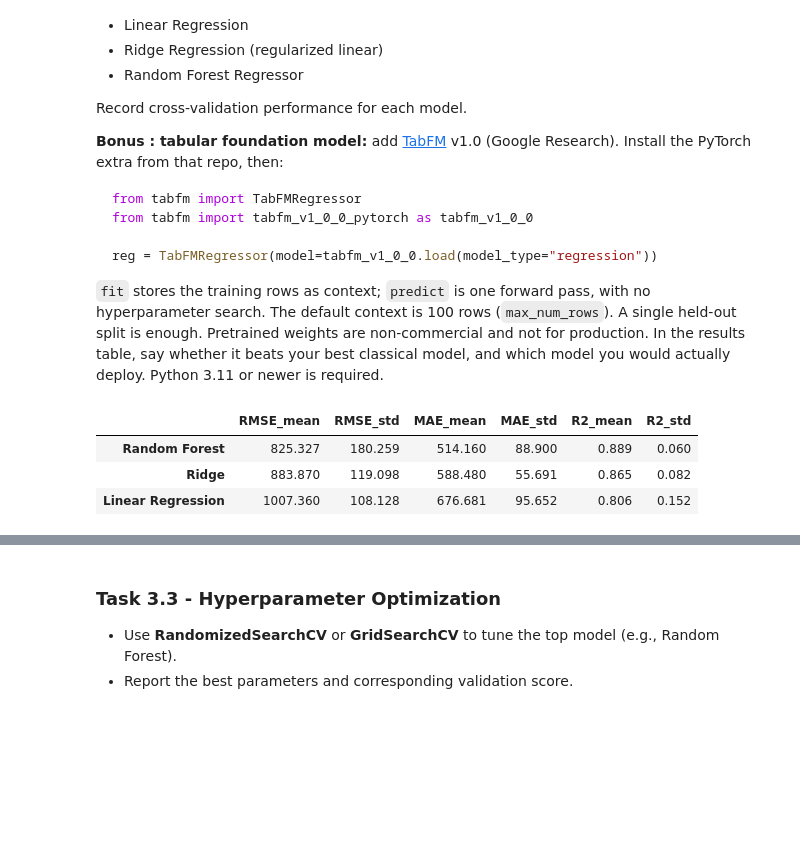
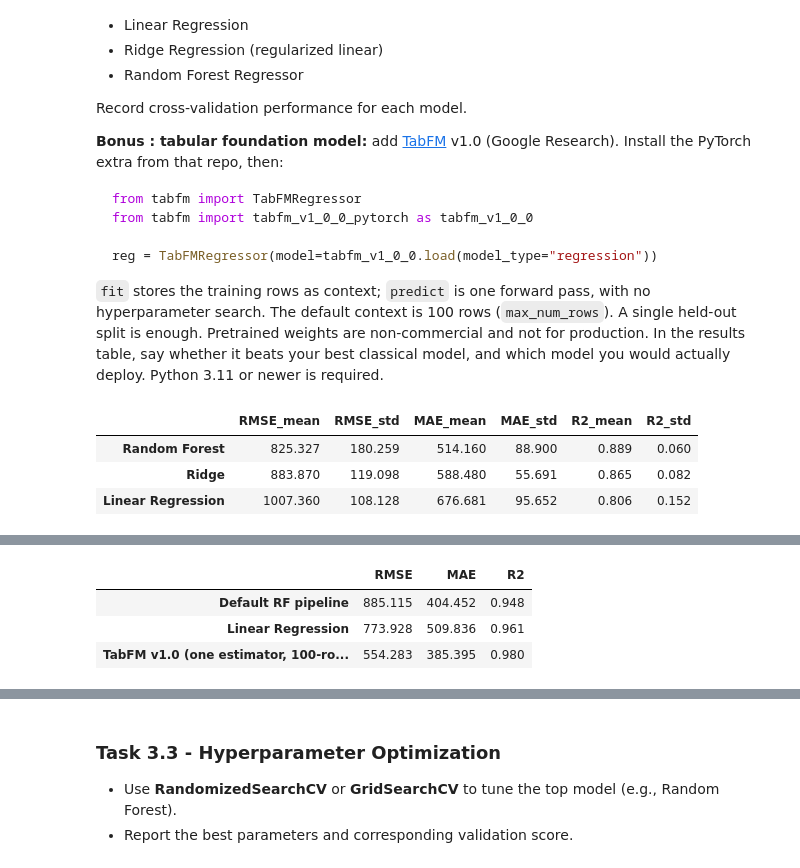
Before and after one commit to Azzbee/aidams-lab2-zeraiki-oumhand-karam-szefner, a Jupyter notebook: lab_2.ipynb, the cells around one changed output, grey strips where cells are left out. Drawn from its saved outputs; the diff is of its cells as text; code cells hidden in the pictures; blank space fills up the shorter version.

```diff
--- a/lab_2.ipynb
+++ b/lab_2.ipynb
@@ -947,6 +949,81 @@ comparison.to_csv(ARTIFACTS / "cv_model_comparison.csv")
 pd.concat(cv_tables, names=["model", "fold"]).to_csv(ARTIFACTS / "cv_fold_metrics.csv")
 top_name = str(comparison.index[0])
 print("Lowest mean training-CV RMSE:", top_name)
+
+# Bonus: recorded TabFM inference on this exact held-out split.
+# RERUN_TABFM=1 requests fresh inference in the separate TabFM environment.
+# With no rerun flag, verify and use the committed measured predictions.
+bonus_path = ARTIFACTS / "tabfm_result.json"
+if os.environ.get("RERUN_TABFM") == "1" or not bonus_path.exists():
+    tabfm_python = Path(
+        os.environ.get("TABFM_PYTHON", str(BASE / ".tabfm-venv/bin/python"))
+    )
+    if not tabfm_python.exists():
+        raise FileNotFoundError(
+            "Set up .tabfm-venv using requirements-tabfm.txt; see README."
+        )
+    command = [
+        str(tabfm_python),
+        str(BASE / "run_tabfm.py"),
+        "--artifacts",
+        str(ARTIFACTS),
+        "--output",
+        str(bonus_path),
+    ]
+    if os.environ.get("TABFM_CHECKPOINT"):
+        command += ["--checkpoint", os.environ["TABFM_CHECKPOINT"]]
+    subprocess.run(command, check=True, cwd=BASE)
+tabfm_result = json.loads(bonus_path.read_text())
+assert tabfm_result["status"] == "completed"
+assert (
+    tabfm_result["checkpoint_sha256"]
+    == "bd5a615b0322a8f04a895038de6df6fbd71430eca750e1d792f31048654674a9"
+)
+assert tabfm_result["config_git_blob"] == "61e3f1b7e6042b89fcfb21ef8e866c32b5f43cde"
+assert tabfm_result["config"]["n_estimators"] == 1
+assert tabfm_result["source_revision"] == "fbb665569425fd2f490c6576b3af967876fe11ff"
+assert tabfm_result["weights_revision"] == "77cb9cc1b4fd3a9c77fbb9552c218200bb4dab83"
+assert (
+    tabfm_result["dataset_sha256"]
+    == hashlib.sha256((ARTIFACTS / "clean_plant_data.csv").read_bytes()).hexdigest()
+)
+assert (
+    tabfm_result["split_sha256"]
+    == hashlib.sha256((ARTIFACTS / "split_manifest.csv").read_bytes()).hexdigest()
+)
+assert tabfm_result["features"] == FEATURES + ENGINEERED
+recorded_predictions = pd.DataFrame(tabfm_result["predictions"]).set_index(ID)
+assert recorded_predictions.index.is_unique
+assert set(recorded_predictions.index) == set(X_test.index)
+np.testing.assert_allclose(recorded_predictions.loc[X_test.index, "actual"], y_test)
+tabfm_predictions = recorded_predictions.loc[X_test.index, "prediction"].to_numpy(
+    dtype=float
+)
+assert np.isfinite(tabfm_predictions).all()
+tabfm_test_metrics = metrics(y_test, tabfm_predictions)
+for metric_name, value in tabfm_test_metrics.items():
+    np.testing.assert_allclose(
+        value, tabfm_result["metrics"][metric_name.lower()], rtol=1e-10
+    )
+assert sum(len(patterns) for patterns in tabfm_result["context_ids"].values()) == 1
+for context_patterns in tabfm_result["context_ids"].values():
+    for context_ids in context_patterns:
+        assert len(context_ids) == len(set(context_ids)) == 100
+        assert set(context_ids).issubset(set(X_train.index))
+        assert set(context_ids).isdisjoint(set(X_test.index))
+bonus_comparison = pd.DataFrame(
+    {
+        "Default RF pipeline": baseline_results.loc["Default RF pipeline"].to_dict(),
+        "Linear Regression": linear_results.loc["test"].to_dict(),
+        "TabFM v1.0 (one estimator, 100-row context)": tabfm_test_metrics,
+    }
+).T
+print("Measured TabFM inference timestamp:", tabfm_result["completed_utc"])
+print("Recorded configuration:", tabfm_result["config"])
+print("Input and split hashes verified. No test rows occur in the training context.")
+display(bonus_comparison.round(3))
+recorded_predictions.to_csv(ARTIFACTS / "tabfm_test_predictions.csv")
+bonus_comparison.to_csv(ARTIFACTS / "tabfm_comparison.csv")
 # %% [output]
 |  | RMSE_mean | RMSE_std | MAE_mean | MAE_std | R2_mean | R2_std |
 | Random Forest | 825.327 | 180.259 | 514.160 | 88.900 | 0.889 | 0.060 |
@@ -956,3 +1036,7 @@ Lowest mean training-CV RMSE: Random Forest
+|  | RMSE | MAE | R2 |
+| Default RF pipeline | 885.115 | 404.452 | 0.948 |
+| Linear Regression | 773.928 | 509.836 | 0.961 |
+| TabFM v1.0 (one estimator, 100-ro... | 554.283 | 385.395 | 0.980 |
 # %% [markdown]
 > 📝 *Critical thinking:*
 > Create a small results table. Which model performs best? Why might that be the case given the dataset’s characteristics?
```
Also changed, not shown: parts of 8 cells of this notebook, 40 other files.
